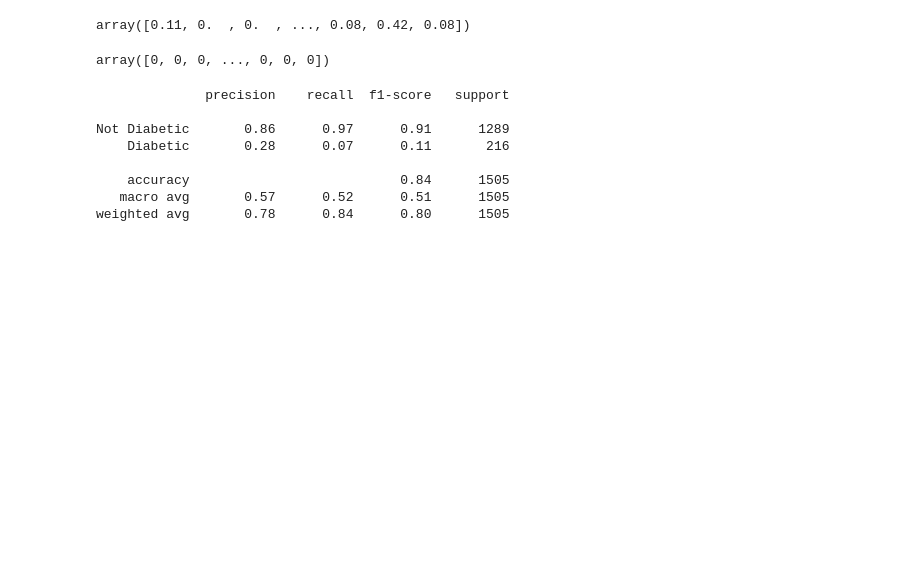
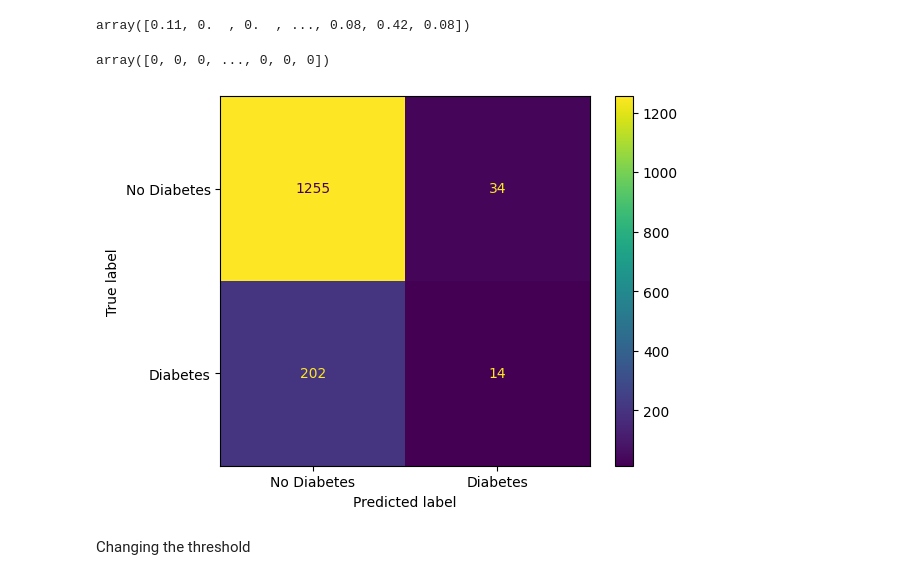
Before and after one commit to osoliman/DSC110, a Jupyter notebook: Prediction/DSC110_Prediction_Model_Evaluation_Explanation.ipynb, the cells around one changed output. Cells and saved outputs as stored; diff of their text form; code cells hidden in the pictures; blank space fills up the shorter version.

```diff
--- a/Prediction/DSC110_Prediction_Model_Evaluation_Explanation.ipynb
+++ b/Prediction/DSC110_Prediction_Model_Evaluation_Explanation.ipynb
@@ -39,25 +42,14 @@ y_pred = (y_prob >= 0.5).astype(int)
 y_pred
 # %% [output]
 array([0, 0, 0, ..., 0, 0, 0])
-# %%
-from sklearn.metrics import recall_score, classification_report
-
-# These three are all the same thing:
-sensitivity = recall_score(y_test, y_pred)          # cleanest
-#sensitivity = recall_score(y_test, y_pred, pos_label=1)  # explicit
-#print(sensitivity)
-
-# Or get everything at once:
-print(classification_report(y_test, y_pred, target_names=["Not Diabetic", "Diabetic"]))
-# %% [output]
-              precision    recall  f1-score   support
-
-Not Diabetic       0.86      0.97      0.91      1289
-    Diabetic       0.28      0.07      0.11       216
-
-    accuracy                           0.84      1505
-   macro avg       0.57      0.52      0.51      1505
-weighted avg       0.78      0.84      0.80      1505
+# %%
+y_pred = rf.predict(X_test)
+ConfusionMatrixDisplay.from_predictions(y_test, y_pred, display_labels=['No Diabetes', 'Diabetes'])
+plt.show()
+# %% [output]
+[figure, added]
+# %% [markdown]
+Changing the threshold
 # %%
 # Changing threshold to 0.3: classify as positive if prob >= 0.3
 y_pred_03 = (y_prob >= 0.3).astype(int)
```
Also changed, not shown: parts of 11 cells of this notebook.
